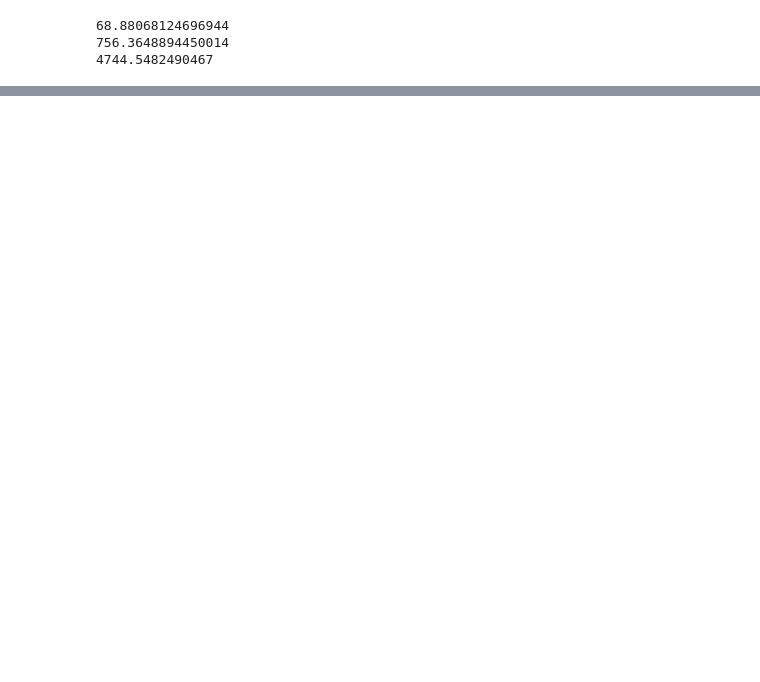
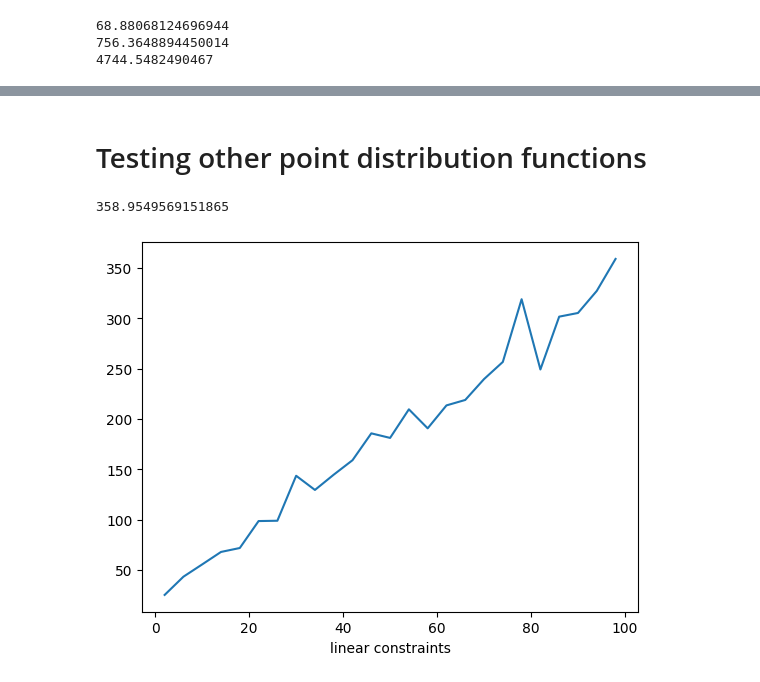
Before and after one commit to micpap25/ENG-QUANT, a Jupyter notebook: experiments/condition_number.ipynb, the cells around one changed output, grey strips where cells are left out. Cells and saved outputs as stored; diff of their text form; code cells hidden in the pictures; blank space fills up the shorter version.

Commit message:
running with alternate point generation methods

```diff
--- a/experiments/condition_number.ipynb
+++ b/experiments/condition_number.ipynb
@@ -281,0 +285,26 @@ print(conds[-1])
+# %% [markdown]
+# Testing other point distribution functions
+# %%
+rng = np.random.default_rng()
+
+conds = []
+lin_cons_range = range(2, 101, 4)
+# lin_cons_range = range(20, 1001, 40)
+for lin_cons in lin_cons_range:
+    toy_problem_to_json(N, X_UPPER_BOUNDS, F_UPPER_BOUNDS, GAMMA, LAMBD,
+                        EPS, DELTA, LX, LP, LF, UP)
+    quadratic_model_lin_approx(lin_cons, OUTER_APPROXIMATION, COEFFICIENT_SURROGATE,
+                                SURROGATE_BOUND_BELOW, SURROGATE_BOUND_ABOVE,
+                                points_function=rng.uniform)
+    # quadratic_lin_approx_no_surrogate(lin_cons, OUTER_APPROXIMATION,
+    #                                     points_function=rng.uniform)
+    # conds.append(condition_number())
+    # conds.append(condition_number_no_bounds())
+    conds.append(condition_number_nes_basic())
+
+plt.xlabel("linear constraints")
+plt.plot(lin_cons_range, conds, label="Condition Numbers")
+print(conds[-1])
+# %% [output]
+358.9549569151865
+[figure, added]
```
Also changed, not shown: parts of 22 cells of this notebook, 5 other files.
